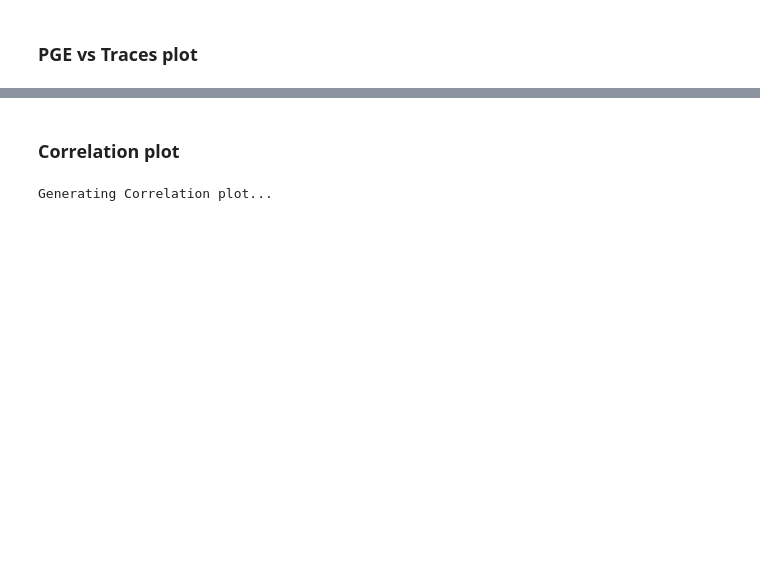
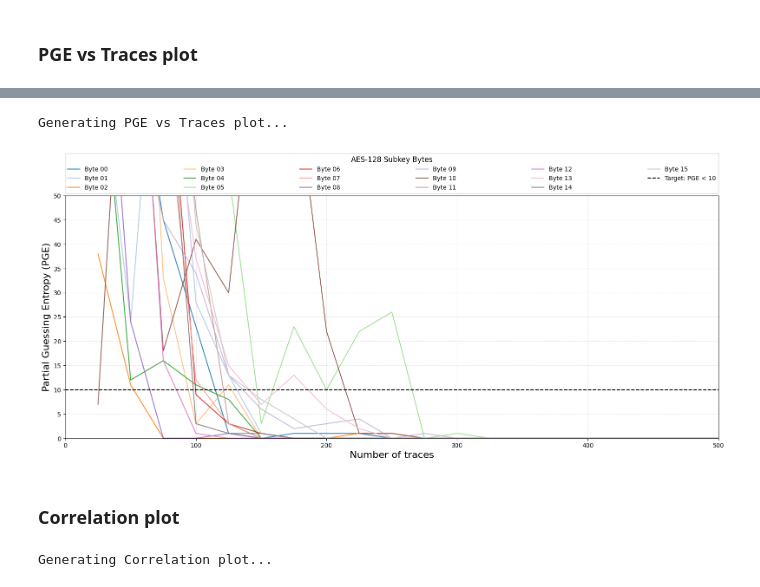
Before and after one commit to edge-group-polito/Side-Channel-Dojo, a Jupyter notebook: sw/notebook/examples/x-heep/AES/xheep_cpa_AES.ipynb, the cells around one changed output, grey strips where cells are left out. Saved outputs shown, nothing was run; the diff lists cells and outputs as text; code cells hidden in the pictures; blank space fills up the shorter version.

```diff
--- a/sw/notebook/examples/x-heep/AES/xheep_cpa_AES.ipynb
+++ b/sw/notebook/examples/x-heep/AES/xheep_cpa_AES.ipynb
@@ -564,3 +561,81 @@ for subkey 10 the PGE is >= 3 at least one time after 500 traces
+# %%
+from matplotlib.lines import Line2D
+import numpy as np
+import matplotlib.pyplot as plt
+
+if traces_pge_plot:
+    print("Generating PGE vs Traces plot...")
+
+    # 2:1 Aspect Ratio (Width is 2x the Height)
+    fig, ax1 = plt.subplots(nrows=1, ncols=1, figsize=[16, 8])
+
+    # Tick interval
+    x_step = 100
+
+    # Qualitative colormap for 16 distinct colors
+    color_cycle = plt.cm.tab20.colors
+
+    for i in range(len(key)):
+        pge = np.asarray(pge_per_byte[i], dtype=float)
+        pge_int = pge.astype(int)
+
+        ax1.plot(
+            x_axis,
+            pge_int,
+            linewidth=1.5,
+            color=color_cycle[i % 20],
+            alpha=0.9,
+            label=f"Byte {i:02d}",
+        )
+
+    # Target line
+    ax1.axhline(y=10, color="black", linestyle="--", linewidth=1.5, label="Target: PGE < 10")
+
+    # Titles and Labels
+    #ax1.set_title(f"AES S-Box {sbox_id} - PGE", fontsize=18, pad=40)
+    ax1.set_ylabel("Partial Guessing Entropy (PGE)", fontsize=16)
+    ax1.set_xlabel("Number of traces", fontsize=16)
+
+    # CRITICAL: Force the plot to start exactly at X=0 with no padding
+    ax1.set_xmargin(0)
+    ax1.set_xlim(0, 500)
+
+    # Axes Ticks
+    ax1.set_xticks(np.arange(0, 501, x_step))
+    ax1.set_yticks(range(0, 51, 5))
+    ax1.set_ylim(0, 50)
+
+    # FULL WIDTH LEGEND
+    # (0.0, 1.01, 1.0, 0.102) -> x, y, width (100%), height
+    ax1.legend(
+        title="AES-128 Subkey Bytes",
+        loc="lower left",
+        bbox_to_anchor=(0.0, 1.01, 1.0, 0.102),
+        mode="expand",
+        borderaxespad=0.,
+        ncol=6,
+        fontsize=10,
+        title_fontsize=12,
+        frameon=True,
+    )
+
+    ax1.grid(True, linestyle='--', alpha=0.3)
+
+    # Adjust layout to prevent the legend/title from being cut off
+    plt.tight_layout(rect=[0, 0.03, 1, 0.95])
+
+    out_file = (
+        PLOT_DIR / (f"AES_masked_PGE_{tested_sbox}.png" if masked_flag else f"AES_PGE_{tested_sbox}.png")
+    )
+
+    if save_plots:
+        plt.savefig(out_file, bbox_inches="tight")
+
+    plt.show()
+    plt.close(fig)
+# %% [output]
+Generating PGE vs Traces plot...
+[figure, added]
 # %% [markdown]
 ### Correlation plot
 # %%
```
Also changed, not shown: parts of 5 cells of this notebook, 17 other files.
